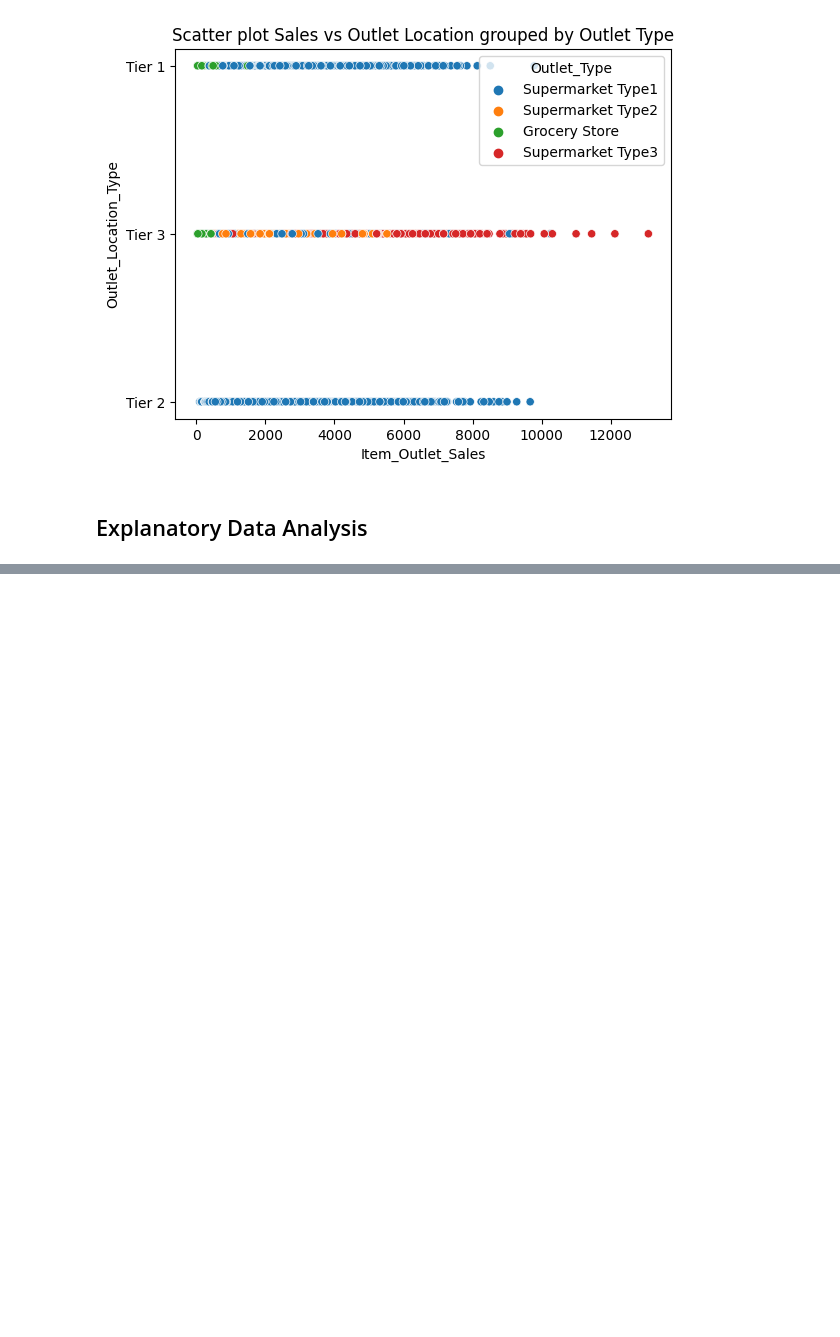
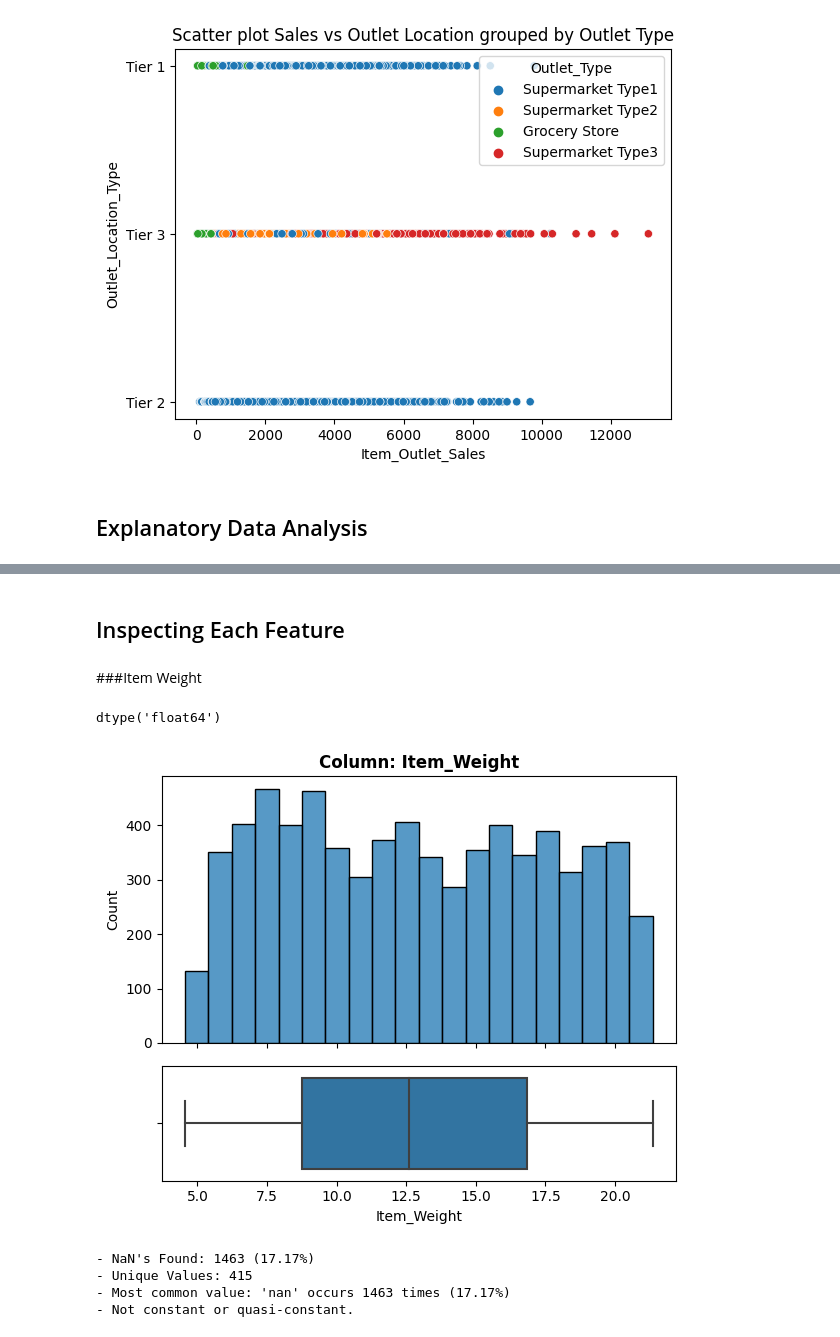
Before and after one commit to Desh86/Prediction-of-Product-Sales, a Jupyter notebook: Untitled2.ipynb, the cells around one changed output, grey strips where cells are left out. Drawn from its saved outputs; the diff is of its cells as text; code cells hidden in the pictures; blank space fills up the shorter version.

```diff
--- a/Untitled2.ipynb
+++ b/Untitled2.ipynb
@@ -349,0 +530,12 @@ Text(0.5, 1.0, 'Scatter plot Sales vs Outlet Location grouped by Outlet Type')
+# %%
+import pandas as pd
+import seaborn as sns
+import matplotlib.pyplot as plt
+import pandas as pd
+
+### LOAD DATASET FROM GOOGLE DRIVE
+# load data
+fpath = '/content/drive/MyDrive/CodingDojo/01-Fundamentals/Week02/Data/sales_predictions_2023.csv'
+df = pd.read_csv(fpath)
+df.info()
+df.head()
@@ -349,0 +568,5 @@ Text(0.5, 1.0, 'Scatter plot Sales vs Outlet Location grouped by Outlet Type')
+# %%
+#Keep required columns
+use_cols = ['Item_Weight', 'Item_Fat_Content', 'Item_Type', 'Outlet_Size', 'Outlet_Type', 'Item_Outlet_Sales']
+df = df[use_cols]
+df
@@ -349,0 +587,15 @@ Text(0.5, 1.0, 'Scatter plot Sales vs Outlet Location grouped by Outlet Type')
+# %%
+# Project Part 4 Core
+#convert to string
+df['Item_Weight'] = df['Item_Weight'].astype(str)
+
+#Replace 'missing' with 'Null'
+df['Item_Weight'] = df['Item_Weight'].str.replace('MISSING','', regex ='False')
+
+#convert string to float
+df['Item_Weight'] = df['Item_Weight'].astype(float)
+# Check the value counts again to confirm
+df.value_counts('Item_Weight')
+
+df['Outlet_Size'] = df['Outlet_Size'].str.replace('MISSING','', regex ='False')
+df.value_counts('Outlet_Size')
@@ -349,0 +635,17 @@ Text(0.5, 1.0, 'Scatter plot Sales vs Outlet Location grouped by Outlet Type')
+# %% [markdown]
+## Inspecting Each Feature
+# %% [markdown]
+###Item Weight
+# %%
+feature = 'Item_Weight'
+df[feature].dtype
+# %% [output]
+dtype('float64')
+# %%
+explore_numeric(df,feature);
+# %% [output]
+[figure, added]
+- NaN's Found: 1463 (17.17%)
+- Unique Values: 415
+- Most common value: 'nan' occurs 1463 times (17.17%)
+- Not constant or quasi-constant.
```
Also changed, not shown: parts of 43 cells of this notebook.
